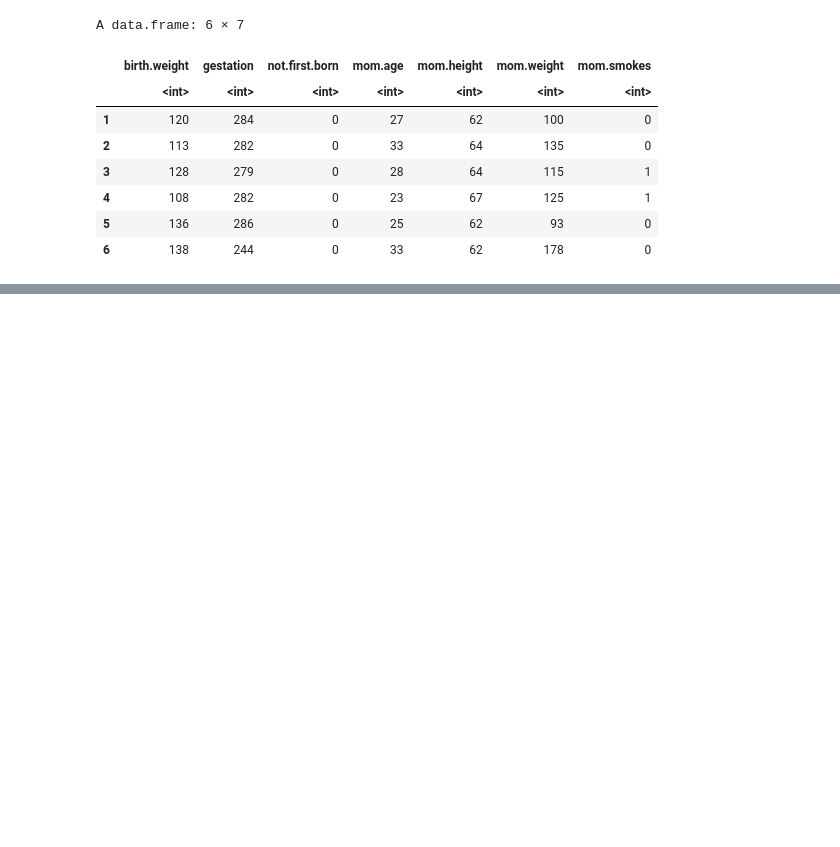
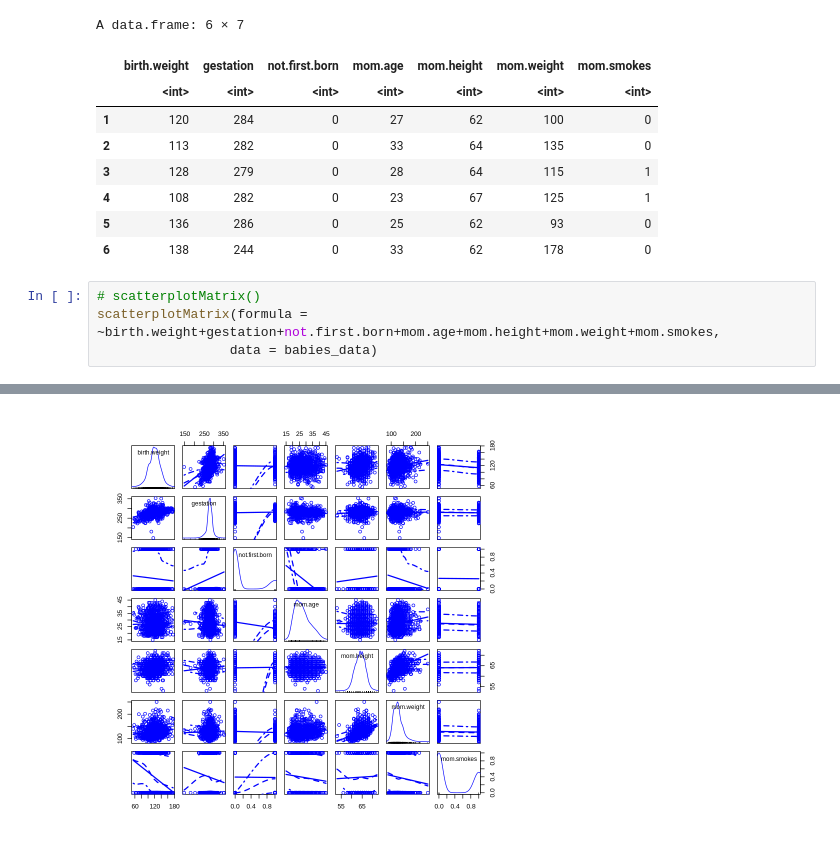
Before and after one commit to KouXou/R_Exercises, a Jupyter notebook: exercise_5/ex5.ipynb, the cells around one changed output, grey strips where cells are left out. Drawn from its saved outputs; the diff is of its cells as text; blank space fills up the shorter version.

```diff
--- a/exercise_5/ex5.ipynb
+++ b/exercise_5/ex5.ipynb
@@ -86,3 +97,8 @@ A data.frame: 6 × 7
 | 4 | 108 | 282 | 0 | 23 | 67 | 125 | 1 |
 | 5 | 136 | 286 | 0 | 25 | 62 | 93 | 0 |
 | 6 | 138 | 244 | 0 | 33 | 62 | 178 | 0 |
+# %%
+# scatterplotMatrix()
+scatterplotMatrix(formula = ~birth.weight+gestation+not.first.born+mom.age+mom.height+mom.weight+mom.smokes,
+                 data = babies_data)
+# %% [output]
@@ -89,3 +109,4 @@ A data.frame: 6 × 7
+[figure, added]
 # %%
 input <- babies_data[,c("gestation", "not.first.born", "mom.age", "mom.height", "mom.weight", "mom.smokes")]
 birth.weight <- babies_data[,c("birth.weight")]
```
Also changed, not shown: parts of 5 cells of this notebook, 3 other files.
